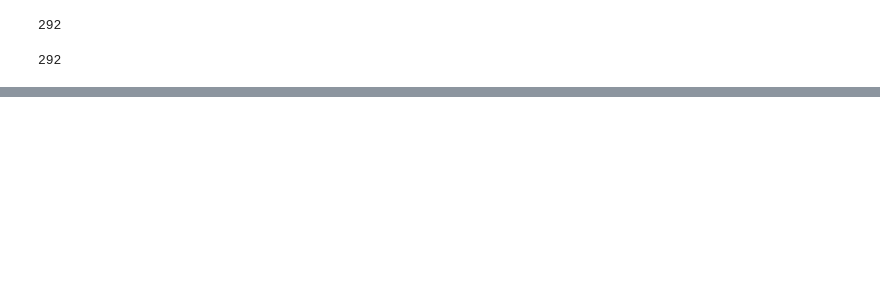
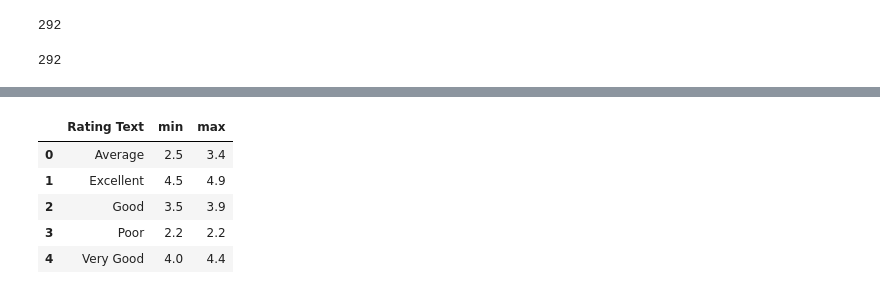
Before and after one commit to nestlecafe3in1/Govtech2025, a Jupyter notebook: EDA.ipynb, the cells around one changed output, grey strips where cells are left out. Cells and saved outputs as stored; diff of their text form; code cells hidden in the pictures; blank space fills up the shorter version.

```diff
--- a/EDA.ipynb
+++ b/EDA.ipynb
@@ -328,0 +328,7 @@ question2_df.head()
+# %%
+filtered_df = restaurant_df[
+    restaurant_df['restaurant.user_rating.rating_text'].isin(
+        ['Excellent', 'Very Good', 'Good', 'Average', 'Poor']
+    )
+]
+filtered_df.head()
@@ -328,0 +342,3 @@ question2_df.head()
+# %%
+filtered_df['restaurant.user_rating.aggregate_rating'] = filtered_df['restaurant.user_rating.aggregate_rating'].apply(pd.to_numeric)
+filtered_df = filtered_df.rename(columns={"restaurant.user_rating.rating_text":"Rating Text"})
@@ -328,0 +351,12 @@ question2_df.head()
+# %%
+rating_threshold = filtered_df.groupby(
+    'Rating Text', as_index=False)['restaurant.user_rating.aggregate_rating'].agg(['min', 'max'])
+
+rating_threshold
+# %% [output]
+|  | Rating Text | min | max |
+| 0 | Average | 2.5 | 3.4 |
+| 1 | Excellent | 4.5 | 4.9 |
+| 2 | Good | 3.5 | 3.9 |
+| 3 | Poor | 2.2 | 2.2 |
+| 4 | Very Good | 4.0 | 4.4 |
```
Also changed, not shown: parts of 5 cells of this notebook.
